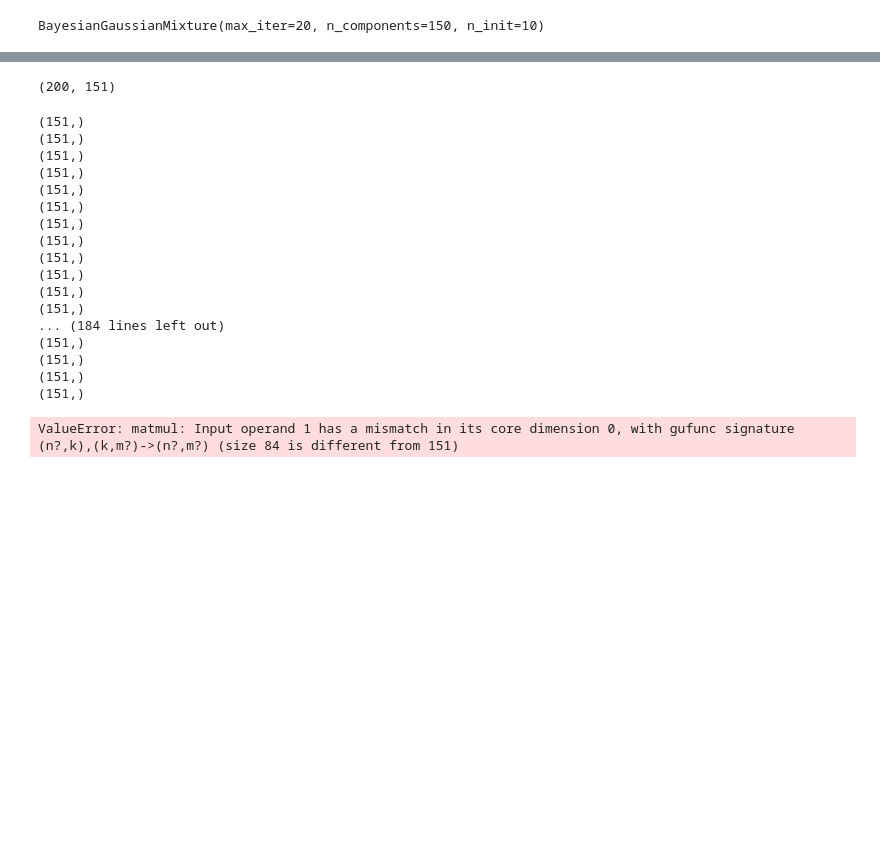
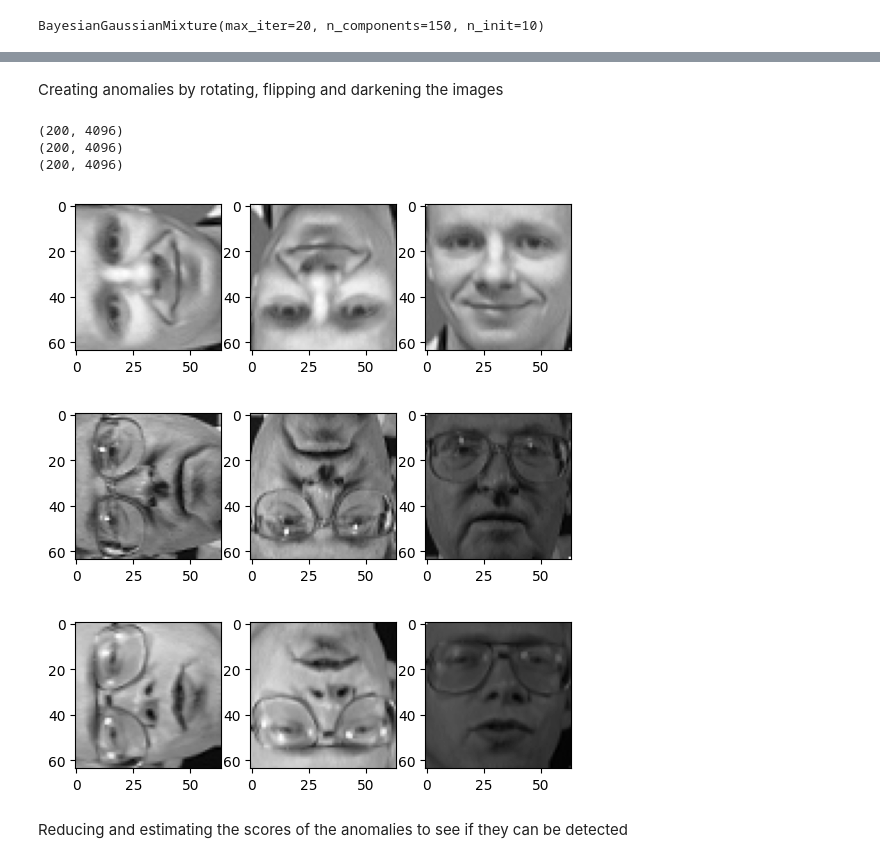
Before and after one commit to Prashant-Bista/Unsupervised-Learning, a Jupyter notebook: Olivetti.ipynb, the cells around one changed output, grey strips where cells are left out. Saved outputs shown, nothing was run; the diff lists cells and outputs as text; code cells hidden in the pictures; blank space fills up the shorter version.

```diff
--- a/Olivetti.ipynb
+++ b/Olivetti.ipynb
@@ -209,29 +206,41 @@ trainx.shape
-# %%
-trainx_reduced.shape
-# %% [output]
-(200, 151)
-# %%
-for i in trainx_reduced:
-    print(i.shape)
-# %% [output]
-(151,)
-(151,)
-(151,)
-(151,)
-(151,)
-(151,)
-(151,)
-(151,)
-(151,)
-(151,)
-(151,)
-(151,)
-... (184 lines left out)
-(151,)
-(151,)
-(151,)
-(151,)
-# %%
-pca.inverse_transform(trainx_reduced[0])
-# %% [output]
-ValueError: matmul: Input operand 1 has a mismatch in its core dimension 0, with gufunc signature (n?,k),(k,m?)->(n?,m?) (size 84 is different from 151)
+# %% [markdown]
+Creating anomalies by rotating, flipping and darkening the images
+# %%
+rotated= trainx.reshape(-1,64,64)
+rotated= np.transpose(rotated,axes=[0,2,1])
+rotated= rotated.reshape(-1,64*64)
+print(rotated.shape)
+
+flipped= trainx.reshape(-1,64,64)
+flipped = flipped[:,::-1]
+flipped= flipped.reshape(-1,64*64)
+print(flipped.shape)
+
+darker= trainx.copy()
+darker[:,1:-1]*=0.3
+print(darker.shape)
+
+rotatedY= trainy
+flippedY= trainy
+darkerY= trainy
+
+anomalies=np.r_[rotated,flipped,darker]
+# %% [output]
+(200, 4096)
+(200, 4096)
+(200, 4096)
+# %%
+for i in range(3):
+    plt.subplot(1,3,1)
+    plt.imshow(rotated[i].reshape(64,64),cmap="gray")
+    plt.subplot(1,3,2)
+    plt.imshow(flipped[i].reshape(64,64),cmap="gray")
+    plt.subplot(1,3,3)
+    plt.imshow(darker[i].reshape(64,64),cmap="gray")
+    plt.show()
+# %% [output]
+[figure, added]
+[figure, added]
+[figure, added]
+# %% [markdown]
+Reducing and estimating the scores of the anomalies to see if they can be detected
```
Also changed, not shown: parts of 20 cells of this notebook.
